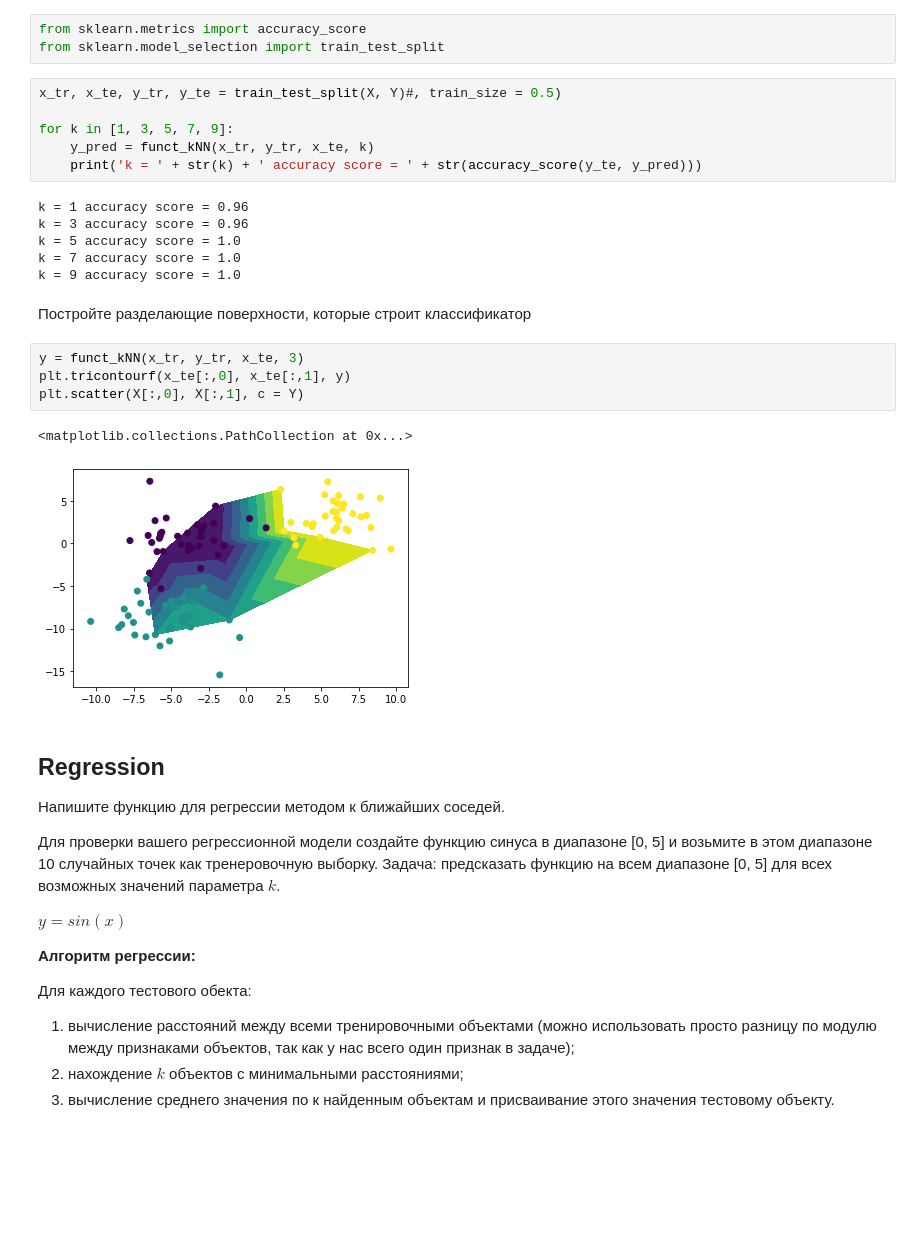
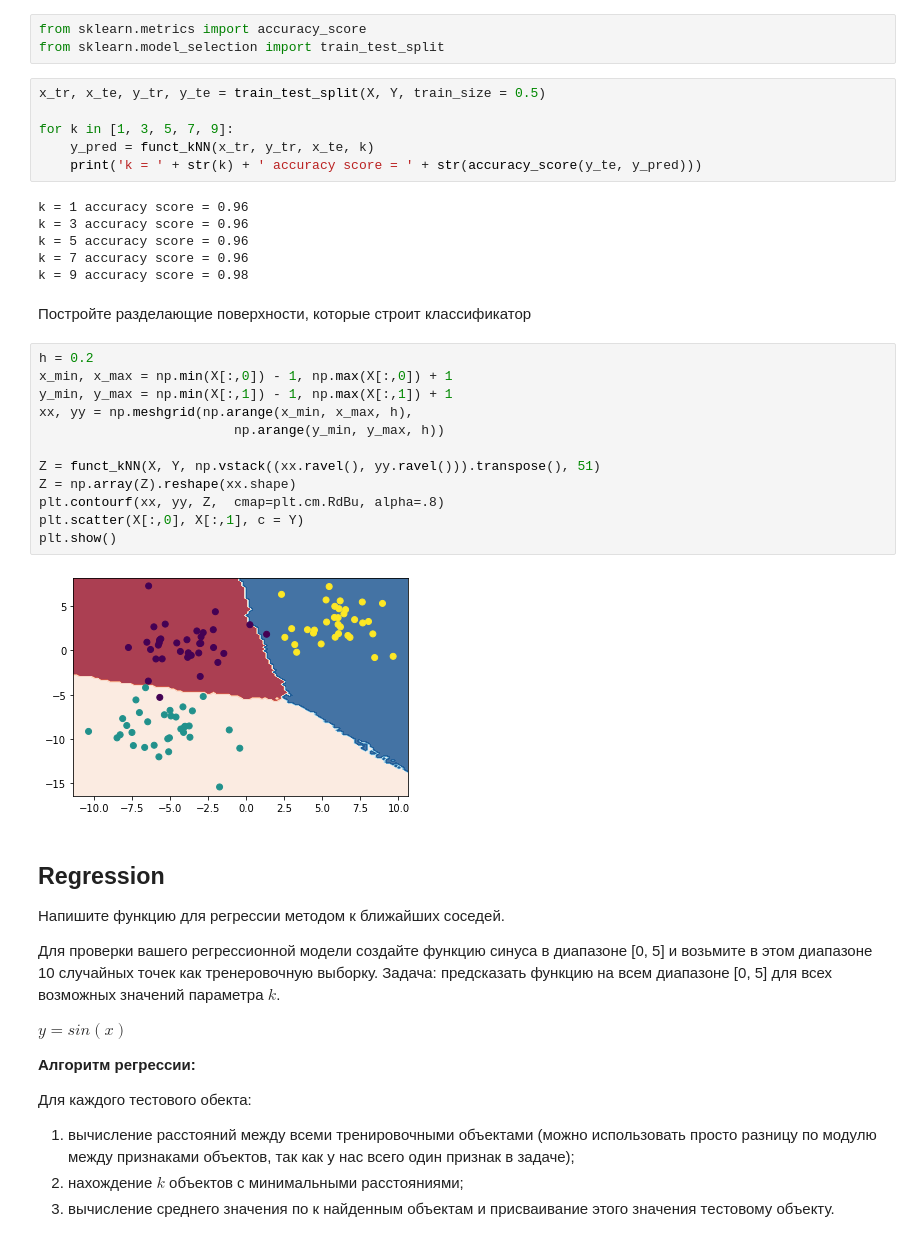
Before and after one commit to sergus00/ML_tasks, a Jupyter notebook: lab_knn.ipynb, the cells around one changed output. Cells and saved outputs as stored; diff of their text form; blank space fills up the shorter version.

```diff
--- a/lab_knn.ipynb
+++ b/lab_knn.ipynb
@@ -77,7 +79,7 @@ def funct_kNN(x_train, y_train, x_test, k): #x_test = y_test
 from sklearn.metrics import accuracy_score
 from sklearn.model_selection import train_test_split
 # %%
-x_tr, x_te, y_tr, y_te = train_test_split(X, Y)#, train_size = 0.5)
+x_tr, x_te, y_tr, y_te = train_test_split(X, Y, train_size = 0.5)
 
 for k in [1, 3, 5, 7, 9]:
     y_pred = funct_kNN(x_tr, y_tr, x_te, k)
@@ -85,18 +87,25 @@ for k in [1, 3, 5, 7, 9]:
 # %% [output]
 k = 1 accuracy score = 0.96
 k = 3 accuracy score = 0.96
-k = 5 accuracy score = 1.0
-k = 7 accuracy score = 1.0
-k = 9 accuracy score = 1.0
+k = 5 accuracy score = 0.96
+k = 7 accuracy score = 0.96
+k = 9 accuracy score = 0.98
 # %% [markdown]
 Постройте разделающие поверхности, которые строит классификатор
-# %%
-y = funct_kNN(x_tr, y_tr, x_te, 3)
-plt.tricontourf(x_te[:,0], x_te[:,1], y)
-plt.scatter(X[:,0], X[:,1], c = Y)
-# %% [output]
-<matplotlib.collections.PathCollection at 0x...>
-[figure, removed]
+# %%
+h = 0.2
+x_min, x_max = np.min(X[:,0]) - 1, np.max(X[:,0]) + 1
+y_min, y_max = np.min(X[:,1]) - 1, np.max(X[:,1]) + 1
+xx, yy = np.meshgrid(np.arange(x_min, x_max, h),
+                         np.arange(y_min, y_max, h))
+
+Z = funct_kNN(X, Y, np.vstack((xx.ravel(), yy.ravel())).transpose(), 51)
+Z = np.array(Z).reshape(xx.shape)
+plt.contourf(xx, yy, Z,  cmap=plt.cm.RdBu, alpha=.8)
+plt.scatter(X[:,0], X[:,1], c = Y)
+plt.show()
+# %% [output]
+[figure, added]
 # %% [markdown]
 ## Regression
 Напишите функцию для регрессии методом к ближайших соседей.
```
Also changed, not shown: parts of 4 cells of this notebook.
